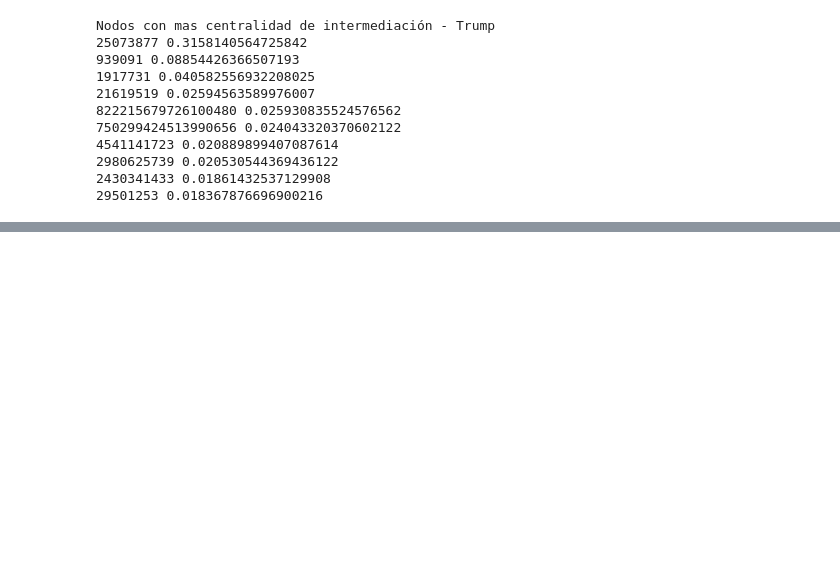
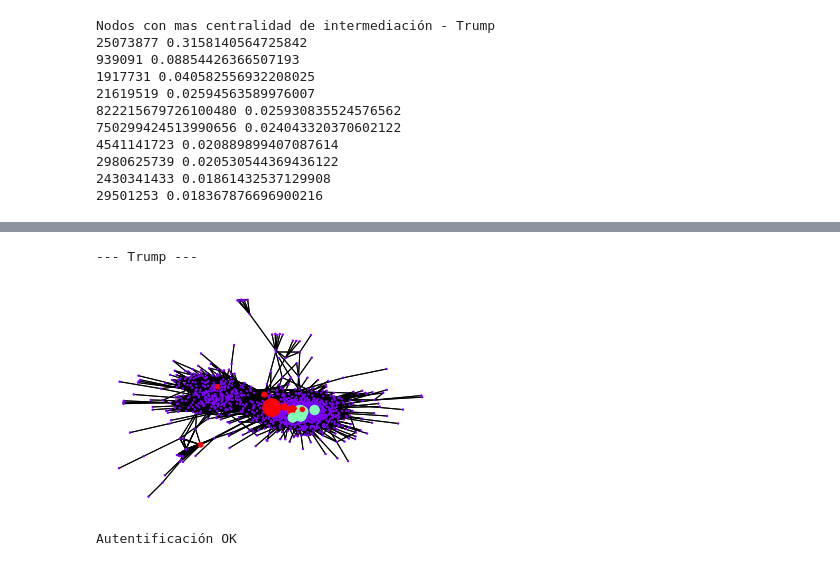
Before and after one commit to jecrespo/Analisis-RRSS-Python, a Jupyter notebook: Proyecto/Proyecto_Trump.ipynb, the cells around one changed output, grey strips where cells are left out. Drawn from its saved outputs; the diff is of its cells as text; code cells hidden in the pictures; blank space fills up the shorter version.

```diff
--- a/Proyecto/Proyecto_Trump.ipynb
+++ b/Proyecto/Proyecto_Trump.ipynb
@@ -181,0 +211,15 @@ Nodos con mas centralidad de intermediación - Trump
+# %%
+# Centralidad de Katz
+#ka_Trump = nx.katz_centrality(G_final_Trump) #FALLA
+ka_np_Trump = nx.katz_centrality_numpy(G_final_Trump)
+ein_Trump = nx.eigenvector_centrality(G_final_Trump)
+#ein_np_Trump = nx.eigenvector_centrallity_numpy(G_final_Trump)
+pr_Trump = nx.pagerank(G_final_Trump)
+# %%
+ka_list_Trump = [(id, b) for id, b in ka_np_Trump.items()]
+
+ka_list_Trump_ord = sorted(ka_list_Trump, key=lambda b: b[1], reverse=True)
+
+print('\nNodos con mas centralidad de Katz - Trump')
+for node_id, centrality in ka_list_Trump_ord[:10]:
+    print(node_id, centrality)
@@ -181,0 +238,29 @@ Nodos con mas centralidad de intermediación - Trump
+# %%
+#Visualización
+print('--- Trump ---')
+top = 10 # dibuja los 10 nodos con mayor centralidad
+bt_values = [0]*len(G_final_Trump.nodes())
+bt_colors = [0]*len(G_final_Trump.nodes())
+
+l_nodos = list(G_final_Trump.nodes())
+
+for max_id, max_bt in ka_list_Trump_ord[:top]:
+    bt_values[l_nodos.index(max_id)] = 1000*max_bt
+    bt_colors[l_nodos.index(max_id)] = 1
+
+for max_id, max_bt in bt_list_Trump_ord[:top]:
+    bt_values[l_nodos.index(max_id)] = 1000*max_bt
+    bt_colors[l_nodos.index(max_id)] = 2
+
+# Primero dibujamos todos los puntos con un diámetro pequeño
+plt.axis("off")
+spring_pos_Trump = nx.spring_layout(G_final_Trump)
+h = nx.draw_networkx(G_final_Trump, pos = spring_pos_Trump, cmap = plt.get_cmap("rainbow"),node_color = [0]*len(G_final_Trump.nodes()), node_size = [2]*len(G_final_Trump.nodes()), with_labels = False)
+
+# Dibujamos todos los puntos otra vez, pero ahora
+# la mayoría tienen diámetro 0 y los 10 con mayor
+# centralidad tienen diámetro proporcional a su valor
+h = nx.draw_networkx(G_final_Trump, pos = spring_pos_Trump, cmap = plt.get_cmap("rainbow"),node_color = bt_colors, node_size = bt_values, with_labels = False)
+# %% [output]
+--- Trump ---
+[figure, added]
@@ -181,0 +270,21 @@ Nodos con mas centralidad de intermediación - Trump
+# %%
+import tweepy
+from twitter_secrets import CONSUMER_KEY, CONSUMER_SECRET, ACCESS_TOKEN, ACCESS_TOKEN_SECRET
+
+auth = tweepy.OAuthHandler(CONSUMER_KEY, CONSUMER_SECRET)
+auth.set_access_token(ACCESS_TOKEN, ACCESS_TOKEN_SECRET)
+
+api = tweepy.API(auth,wait_on_rate_limit=True,wait_on_rate_limit_notify= True) #así espera y notifica
+
+try:
+    api.verify_credentials()
+    print("Autentificación OK")
+except tweepy.TweepError as e:
+    print("Falló la autentificación")
+    print(e)
+
+ids_cent_Trump = bt_list_Trump_ord[:30]
+
+ids_cent_ka_Trump = ka_list_Trump_ord[:30]
+# %% [output]
+Autentificación OK
```
Also changed, not shown: parts of 14 cells of this notebook, 6 other files.
